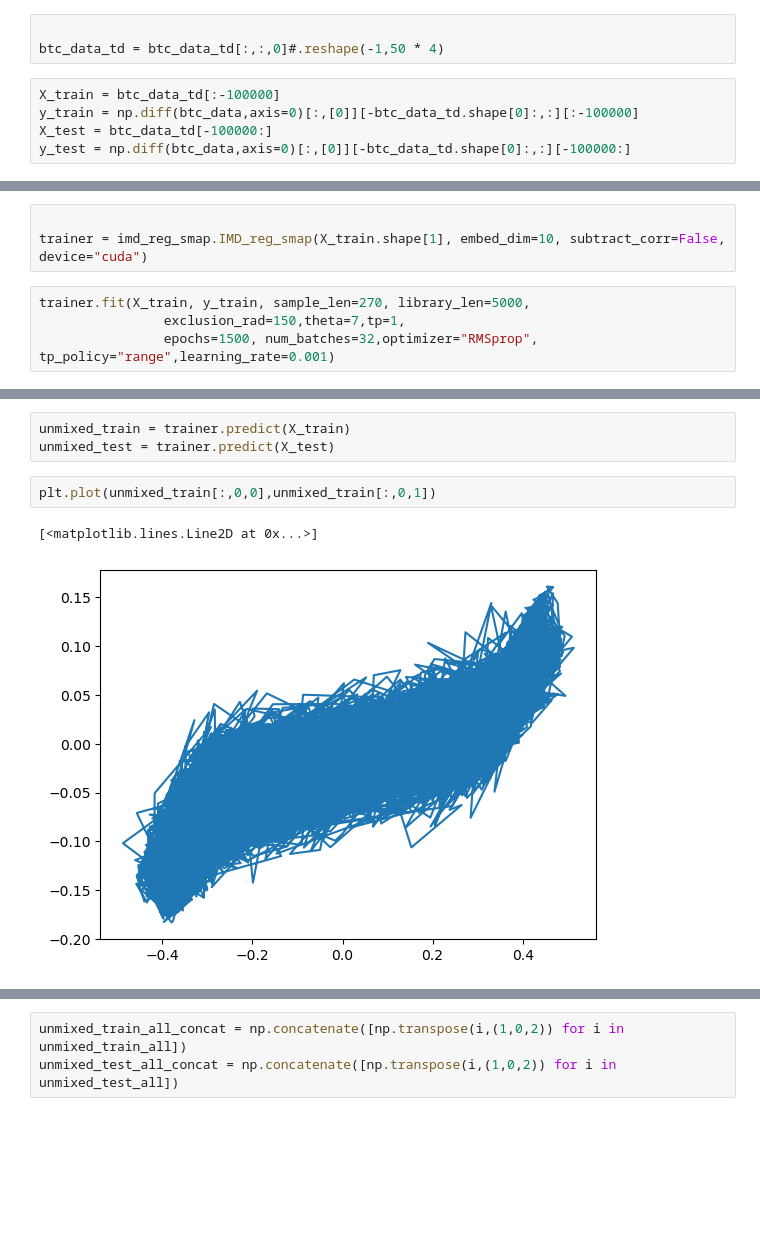
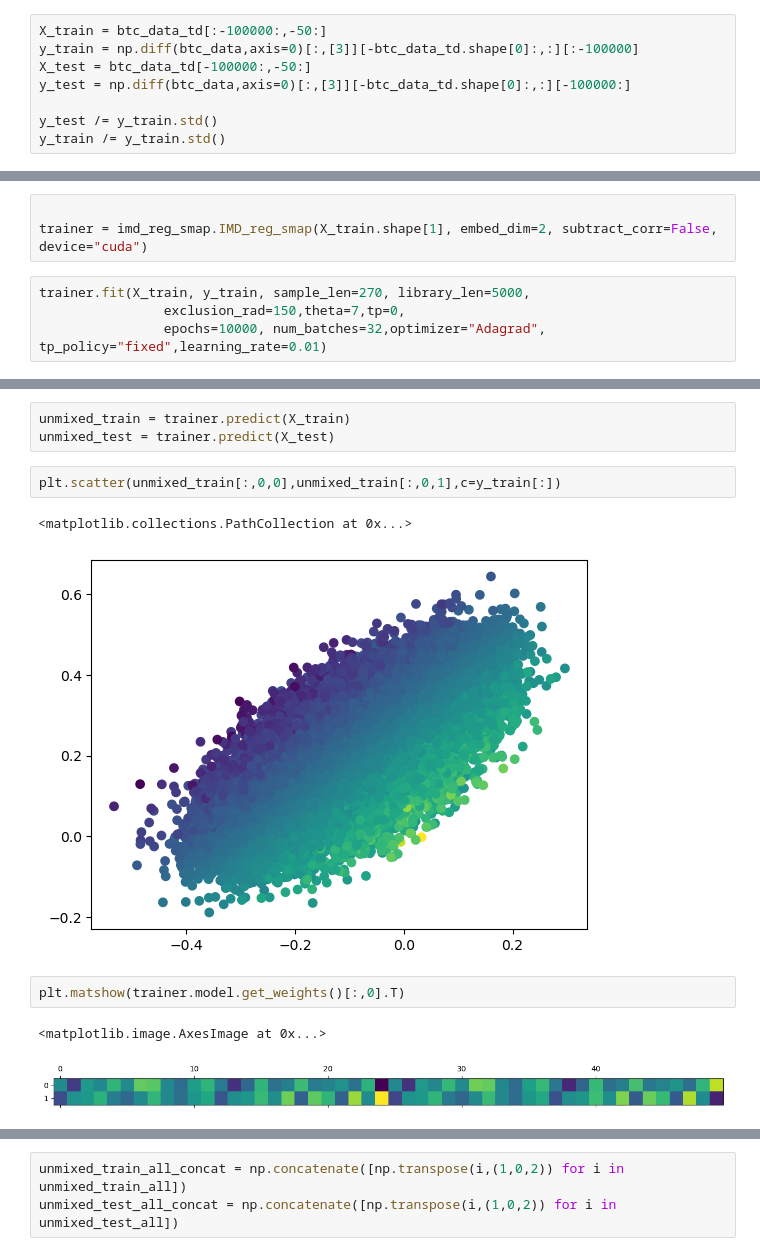
Before and after one commit to z7743/manifold_learning, a Jupyter notebook: notebooks/price prediction.ipynb, the cells around one changed output, grey strips where cells are left out. Cells and saved outputs as stored; diff of their text form; blank space fills up the shorter version.

```diff
--- a/notebooks/price prediction.ipynb
+++ b/notebooks/price prediction.ipynb
@@ -170,8 +53,8 @@ btc_data_td[:,:,[0,1,2,3]] = (btc_data_td[:,:,[0,1,2,3]] / btc_data_td[:,:,[0,1,
-# %%
-
-btc_data_td = btc_data_td[:,:,0]#.reshape(-1,50 * 4)
 # %%
-X_train = btc_data_td[:-100000]
-y_train = np.diff(btc_data,axis=0)[:,[0]][-btc_data_td.shape[0]:,:][:-100000]
-X_test = btc_data_td[-100000:]
-y_test = np.diff(btc_data,axis=0)[:,[0]][-btc_data_td.shape[0]:,:][-100000:]
+X_train = btc_data_td[:-100000:,-50:]
+y_train = np.diff(btc_data,axis=0)[:,[3]][-btc_data_td.shape[0]:,:][:-100000]
+X_test = btc_data_td[-100000:,-50:]
+y_test = np.diff(btc_data,axis=0)[:,[3]][-btc_data_td.shape[0]:,:][-100000:]
+
+y_test /= y_train.std()
+y_train /= y_train.std()
@@ -178,8 +81,8 @@ y_test = np.diff(btc_data,axis=0)[:,[0]][-btc_data_td.shape[0]:,:][-100000:]
 # %%
 
-trainer = imd_reg_smap.IMD_reg_smap(X_train.shape[1], embed_dim=10, subtract_corr=False, device="cuda")
+trainer = imd_reg_smap.IMD_reg_smap(X_train.shape[1], embed_dim=2, subtract_corr=False, device="cuda")
 # %%
 trainer.fit(X_train, y_train, sample_len=270, library_len=5000,
-                exclusion_rad=150,theta=7,tp=1,
-                epochs=1500, num_batches=32,optimizer="RMSprop", tp_policy="range",learning_rate=0.001)
+                exclusion_rad=150,theta=7,tp=0,
+                epochs=10000, num_batches=32,optimizer="Adagrad", tp_policy="fixed",learning_rate=0.01)
 # %% [output]
@@ -210,7 +113,12 @@ plt.plot(trainer.get_loss_history())
 unmixed_train = trainer.predict(X_train)
 unmixed_test = trainer.predict(X_test)
 # %%
-plt.plot(unmixed_train[:,0,0],unmixed_train[:,0,1])
+plt.scatter(unmixed_train[:,0,0],unmixed_train[:,0,1],c=y_train[:])
 # %% [output]
-[<matplotlib.lines.Line2D at 0x...>]
+<matplotlib.collections.PathCollection at 0x...>
-[figure, old version]
+[figure, new version]
+# %%
+plt.matshow(trainer.model.get_weights()[:,0].T)
+# %% [output]
+<matplotlib.image.AxesImage at 0x...>
+[figure, added]
```
Also changed, not shown: parts of 24 cells of this notebook, 3 other files.
